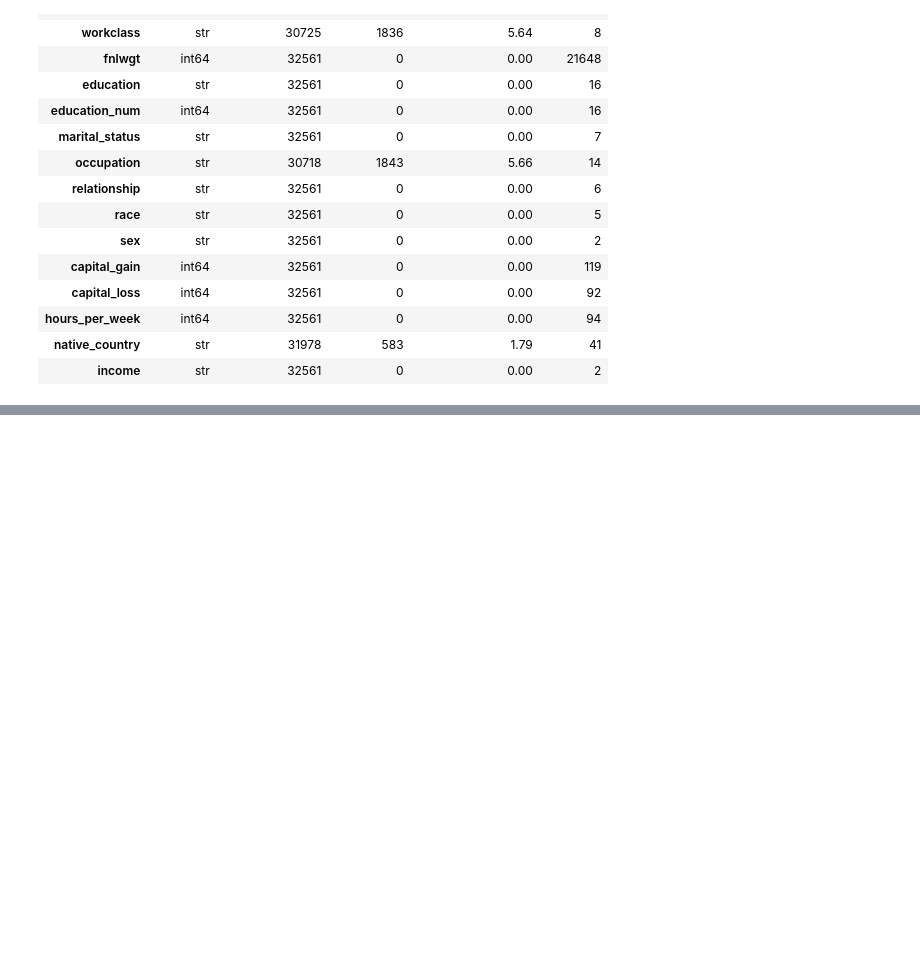
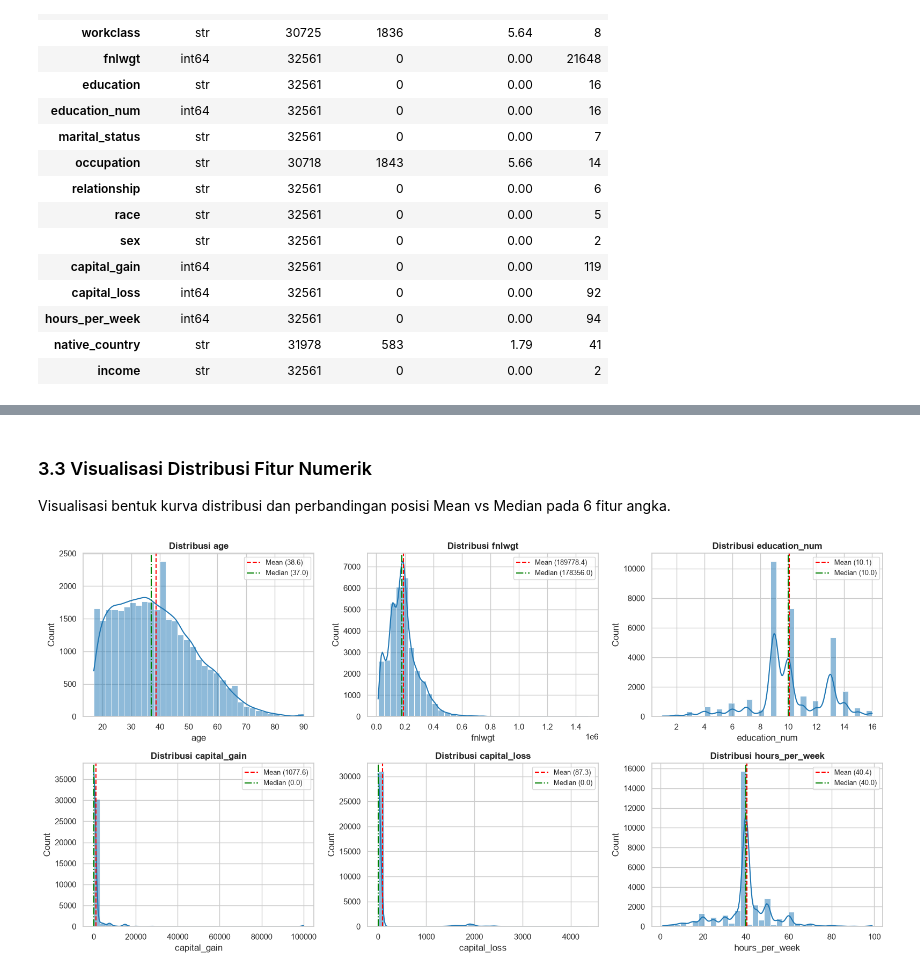
Before and after one commit to Dzikri-Ginoga/Segmentasi-Karakteristik-Tenaga-Kerja-Dewasa-untuk-Identifikasi-Pola-Kesejahteraan-Penduduk, a Jupyter notebook: DS_Projek.ipynb, the cells around one changed output, grey strips where cells are left out. Cells and saved outputs as stored; diff of their text form; code cells hidden in the pictures; blank space fills up the shorter version.

```diff
--- a/DS_Projek.ipynb
+++ b/DS_Projek.ipynb
@@ -741,0 +328,18 @@ Dataset latih (`X_train_resampled`, `y_train_resampled`) dan data uji (`X_test_p
+# %% [markdown]
+### 3.3 Visualisasi Distribusi Fitur Numerik
+Visualisasi bentuk kurva distribusi dan perbandingan posisi Mean vs Median pada 6 fitur angka.
+# %%
+# Membuat 6 grafik histogram + KDE dalam grid 2 baris x 3 kolom
+fig, axes = plt.subplots(2, 3, figsize=(16, 8))
+
+for ax, col in zip(axes.ravel(), num_cols):
+    sns.histplot(df_raw[col], bins=35, kde=True, ax=ax, color="#1f77b4")
+    ax.axvline(df_raw[col].mean(), color="red", ls="--", lw=1.5, label=f"Mean ({df_raw[col].mean():.1f})")
+    ax.axvline(df_raw[col].median(), color="green", ls="-.", lw=1.5, label=f"Median ({df_raw[col].median():.1f})")
+    ax.set_title(f"Distribusi {col}", fontweight="bold")
+    ax.legend(fontsize=9)
+
+plt.tight_layout()
+plt.show()
+# %% [output]
+[figure, added]
```
Also changed, not shown: parts of 87 cells of this notebook.
